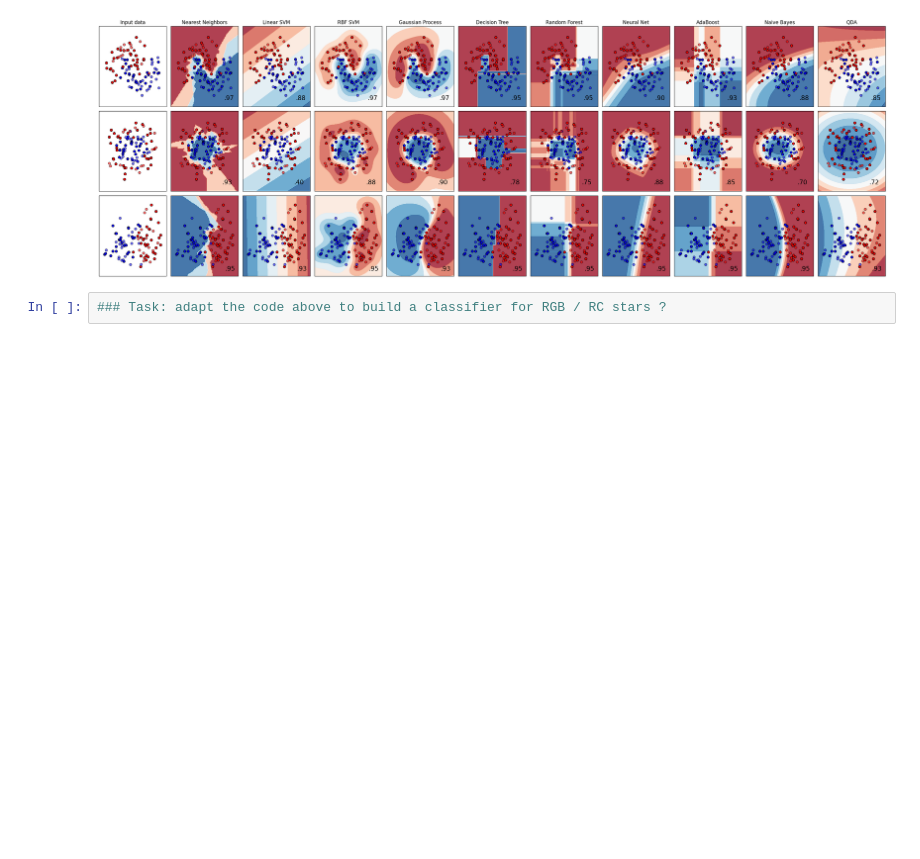
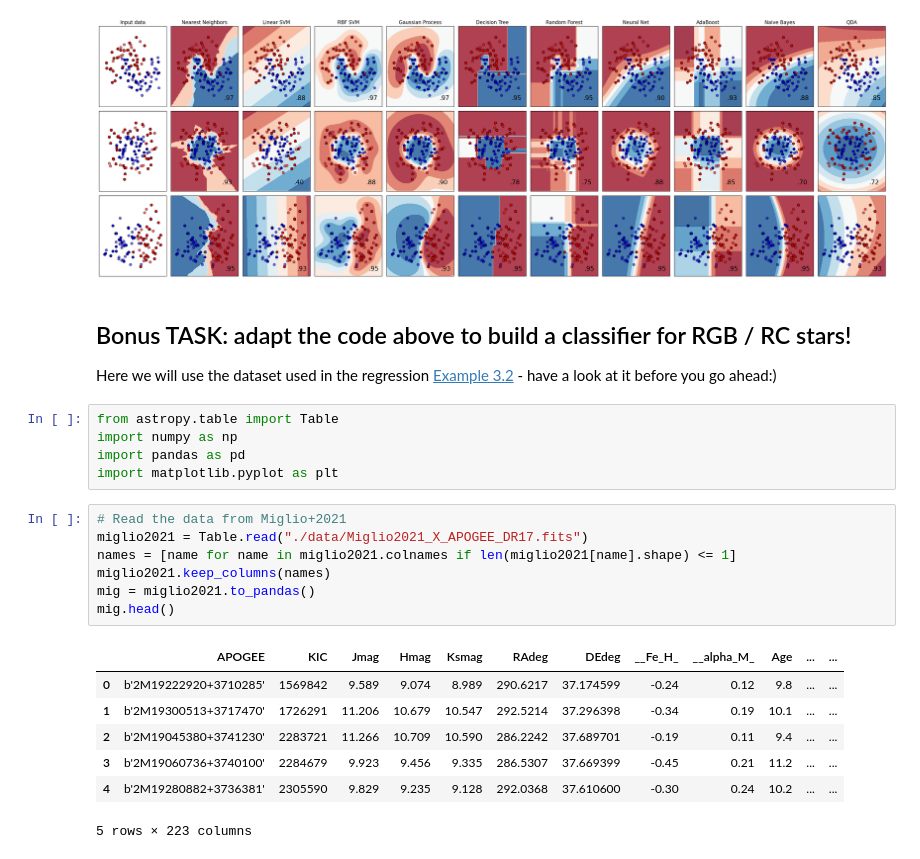
Before and after one commit to emilyhunt/MWGaia-DN-machine-learning-course, a Jupyter notebook: supervised-ml/2_0_classifier_comparison_sklearn.ipynb, the cells around one changed output. Drawn from its saved outputs; the diff is of its cells as text; blank space fills up the shorter version.

```diff
--- a/supervised-ml/2_0_classifier_comparison_sklearn.ipynb
+++ b/supervised-ml/2_0_classifier_comparison_sklearn.ipynb
@@ -156,5 +159,27 @@ plt.tight_layout()
 plt.show()
 # %% [output]
 [figure]
-# %%
-### Task: adapt the code above to build a classifier for RGB / RC stars ?
+# %% [markdown]
+## Bonus TASK: adapt the code above to build a classifier for RGB / RC stars!
+
+Here we will use the dataset used in the regression [Example 3.2](./3_2_train_xgboost_apogee_ages.ipynb) - have a look at it before you go ahead:)
+# %%
+from astropy.table import Table
+import numpy as np
+import pandas as pd
+import matplotlib.pyplot as plt
+# %%
+# Read the data from Miglio+2021
+miglio2021 = Table.read("./data/Miglio2021_X_APOGEE_DR17.fits")
+names = [name for name in miglio2021.colnames if len(miglio2021[name].shape) <= 1]
+miglio2021.keep_columns(names)
+mig = miglio2021.to_pandas()
+mig.head()
+# %% [output]
+|  | APOGEE | KIC | Jmag | Hmag | Ksmag | RAdeg | DEdeg | __Fe_H_ | __alpha_M_ | Age | ... | ... |
+| 0 | b'2M19222920+3710285' | 1569842 | 9.589 | 9.074 | 8.989 | 290.6217 | 37.174599 | -0.24 | 0.12 | 9.8 | ... | ... |
+| 1 | b'2M19300513+3717470' | 1726291 | 11.206 | 10.679 | 10.547 | 292.5214 | 37.296398 | -0.34 | 0.19 | 10.1 | ... | ... |
+| 2 | b'2M19045380+3741230' | 2283721 | 11.266 | 10.709 | 10.590 | 286.2242 | 37.689701 | -0.19 | 0.11 | 9.4 | ... | ... |
+| 3 | b'2M19060736+3740100' | 2284679 | 9.923 | 9.456 | 9.335 | 286.5307 | 37.669399 | -0.45 | 0.21 | 11.2 | ... | ... |
+| 4 | b'2M19280882+3736381' | 2305590 | 9.829 | 9.235 | 9.128 | 292.0368 | 37.610600 | -0.30 | 0.24 | 10.2 | ... | ... |
+5 rows × 223 columns
```
Also changed, not shown: parts of 6 cells of this notebook, 16 other files.
